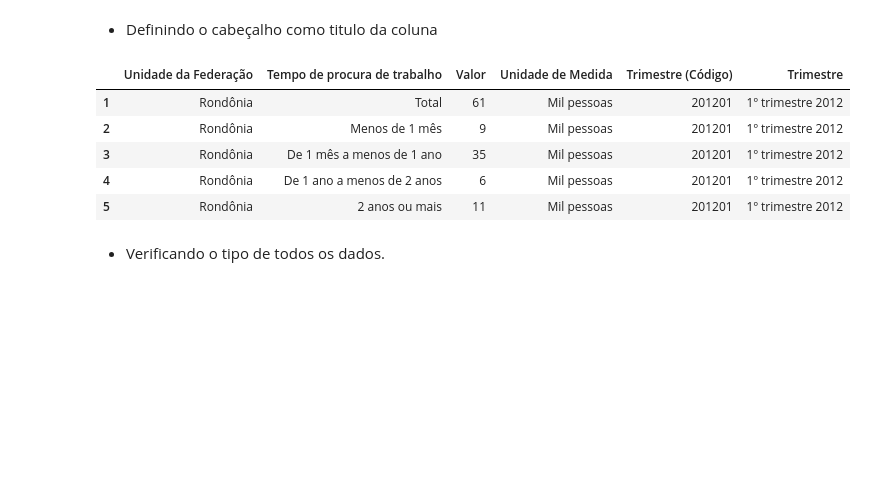
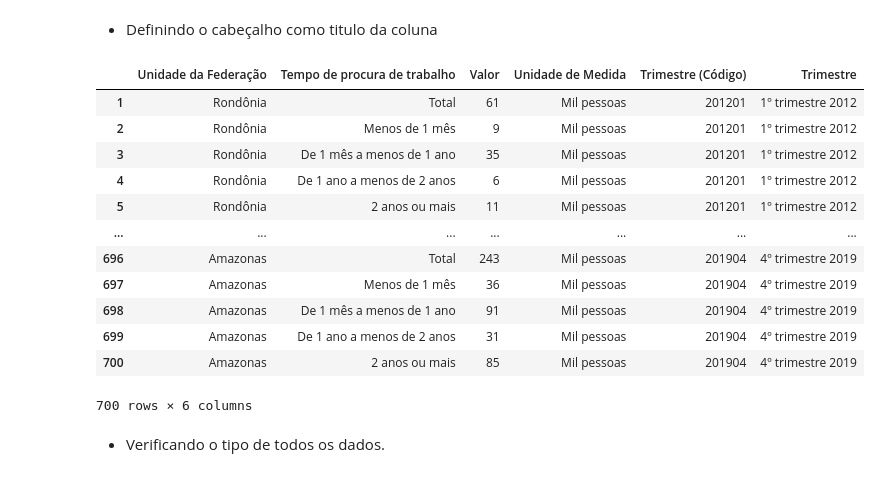
Before and after one commit to Alotrpyco/python-estatistica-e-negocios, a Jupyter notebook: 6.projeto.final/g.2_Projeto_final.ipynb, the cells around one changed output. Cells and saved outputs as stored; diff of their text form; code cells hidden in the pictures; blank space fills up the shorter version.

```diff
--- a/6.projeto.final/g.2_Projeto_final.ipynb
+++ b/6.projeto.final/g.2_Projeto_final.ipynb
@@ -124,14 +121,21 @@ df = df[["D1N", "D4N", "V", "MN", "D2C", "D2N"]].copy()
 # %%
 df.columns = df.iloc[0]
 df = df[1:]
-df.head(25)
+df.head(700)
 # %% [output]
 |  | Unidade da Federação | Tempo de procura de trabalho | Valor | Unidade de Medida | Trimestre (Código) | Trimestre |
 | 1 | Rondônia | Total | 61 | Mil pessoas | 201201 | 1º trimestre 2012 |
 | 2 | Rondônia | Menos de 1 mês | 9 | Mil pessoas | 201201 | 1º trimestre 2012 |
 | 3 | Rondônia | De 1 mês a menos de 1 ano | 35 | Mil pessoas | 201201 | 1º trimestre 2012 |
 | 4 | Rondônia | De 1 ano a menos de 2 anos | 6 | Mil pessoas | 201201 | 1º trimestre 2012 |
 | 5 | Rondônia | 2 anos ou mais | 11 | Mil pessoas | 201201 | 1º trimestre 2012 |
+| ... | ... | ... | ... | ... | ... | ... |
+| 696 | Amazonas | Total | 243 | Mil pessoas | 201904 | 4º trimestre 2019 |
+| 697 | Amazonas | Menos de 1 mês | 36 | Mil pessoas | 201904 | 4º trimestre 2019 |
+| 698 | Amazonas | De 1 mês a menos de 1 ano | 91 | Mil pessoas | 201904 | 4º trimestre 2019 |
+| 699 | Amazonas | De 1 ano a menos de 2 anos | 31 | Mil pessoas | 201904 | 4º trimestre 2019 |
+| 700 | Amazonas | 2 anos ou mais | 85 | Mil pessoas | 201904 | 4º trimestre 2019 |
+700 rows × 6 columns
 # %% [markdown]
 - Verificando o tipo de todos os dados.
 # %%
```
Also changed, not shown: parts of 10 cells of this notebook.
